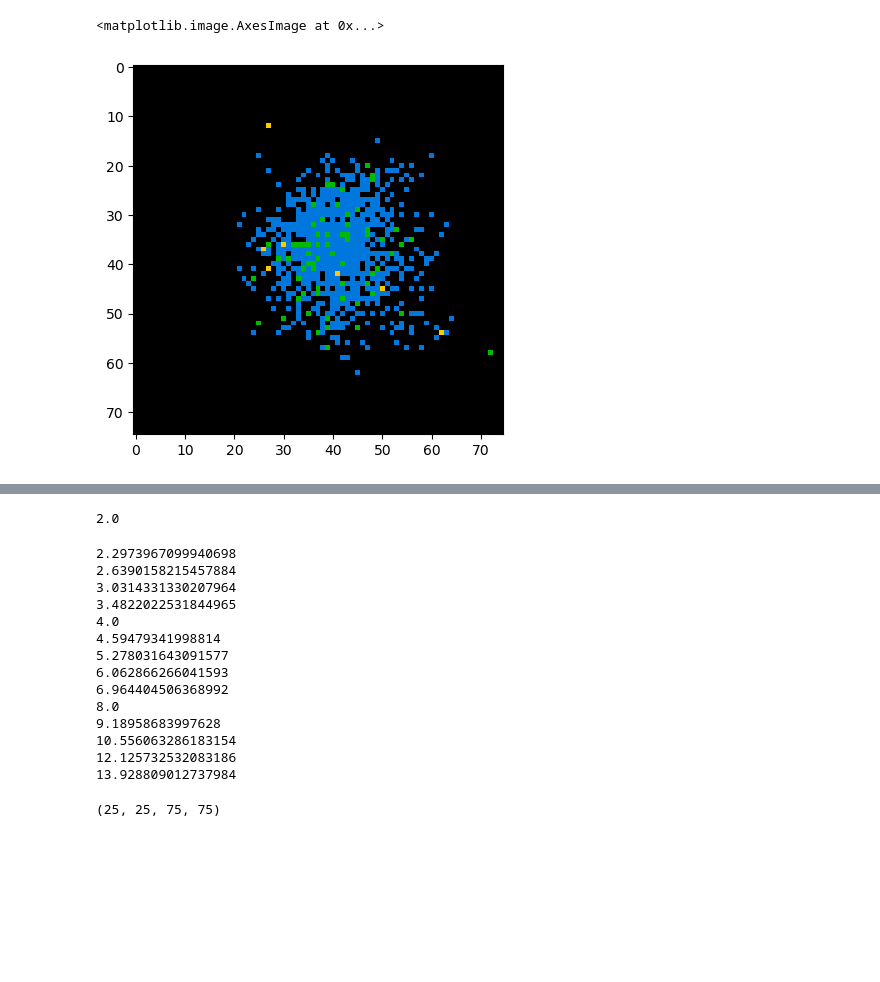
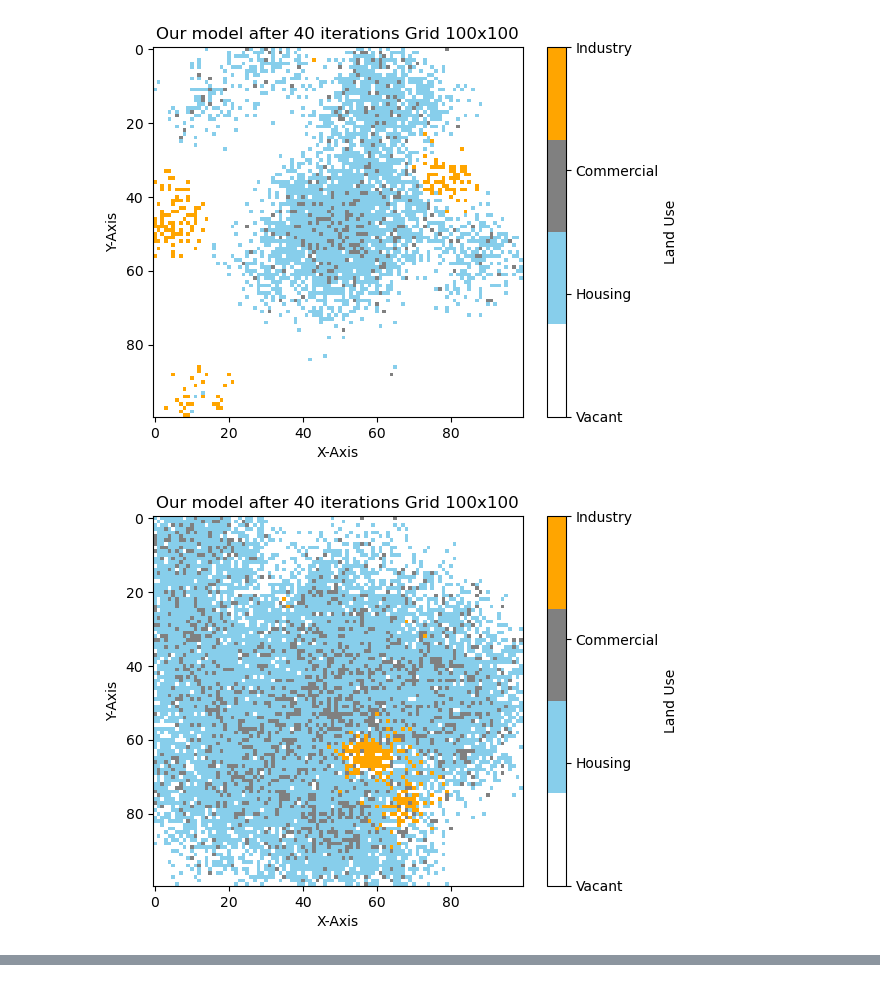
Before and after one commit to kuj24824/Complex_Systems, a Jupyter notebook: Code/BaseCityplanner_Alex.ipynb, the cells around one changed output, grey strips where cells are left out. Cells and saved outputs as stored; diff of their text form; code cells hidden in the pictures; blank space fills up the shorter version.

Commit message:
simulation results

```diff
--- a/Code/BaseCityplanner_Alex.ipynb
+++ b/Code/BaseCityplanner_Alex.ipynb
@@ -120,7 +120,7 @@ def init_grid(N):
 
     return retgrid
 
-def simulate_CA_city(dimensions = 100,time = 30,alpha=2.5,amplify_c = 8,amplify_r = 200,amplify_v = 10,amplify_i = 30):
+def simulate_CA_city(dimensions = 100,time = 30,alpha=2.5,amplify_c = 8,amplify_r = 200,amplify_v = 10,amplify_i = 170):
 
     """
     For given alpha and growth parameters will perform a CA transition step based until time has run out.
@@ -266,10 +266,41 @@ def fractal_dimension(m):
     fractal_d = np.polyfit(np.log(radius), np.log(occupied_cells), 1) # gives higher weight to small values
     return fractal_d, occupied_cells, radius, pars
 # %%
-time = 25
-grid_size = 75
-solution_dev = simulate_CA_city(grid_size,time,alpha = 2, amplify_c=4)
-plt.imshow(solution_dev[time-1,:,:,0], cmap = 'nipy_spectral', vmin = 0, vmax = 4)
+
+time = 40
+grid_size = 100
+cust_cmap = plt.cm.colors.ListedColormap(['white', 'skyblue', 'grey', 'orange'])
+
+
+solution_dev = simulate_CA_city(grid_size,time,alpha = 1.5, amplify_c=5, amplify_i=200)
+base_sol_plot = plt.imshow(solution_dev[time-1,:,:,0], vmin = 0, vmax = 3, cmap = cust_cmap)
+cbar = plt.colorbar(ticks=[0,1,2, 3], label='Land Use')
+cbar.set_ticklabels(['Vacant','Housing','Commercial', 'Industry'])
+plt.title("Our model after 40 iterations Grid 100x100")
+plt.xlabel("X-Axis")
+plt.ylabel("Y-Axis")
+plt.savefig('Alex_sim_res/cluster_base1.5.png')
+plt.show()
+
+solution_dev = simulate_CA_city(grid_size,time,alpha = 2.2, amplify_c=5, amplify_i=200)
+base_sol_plot = plt.imshow(solution_dev[time-1,:,:,0], vmin = 0, vmax = 3, cmap = cust_cmap)
+cbar = plt.colorbar(ticks=[0,1,2, 3], label='Land Use')
+cbar.set_ticklabels(['Vacant','Housing','Commercial', 'Industry'])
+plt.title("Our model after 40 iterations Grid 100x100")
+plt.xlabel("X-Axis")
+plt.ylabel("Y-Axis")
+plt.savefig('Alex_sim_res/cluster_base2.2.png')
+plt.show()
+
+solution_dev = simulate_CA_city(grid_size,time,alpha = 3, amplify_c=5, amplify_i=200)
+base_sol_plot = plt.imshow(solution_dev[time-1,:,:,0], vmin = 0, vmax = 3, cmap = cust_cmap)
+cbar = plt.colorbar(ticks=[0,1,2, 3], label='Land Use')
+cbar.set_ticklabels(['Vacant','Housing','Commercial', 'Industry'])
+plt.title("Our model after 40 iterations Grid 100x100")
+plt.xlabel("X-Axis")
+plt.ylabel("Y-Axis")
+plt.savefig('Alex_sim_res/cluster_base3.0.png')
+plt.show()
 # %% [output]
-<matplotlib.image.AxesImage at 0x...>
-[figure, old version]
+[figure, new version]
+[figure, added]
@@ -277,15 +309,15 @@ plt.imshow(solution_dev[time-1,:,:,0], cmap = 'nipy_spectral', vmin = 0, vmax =
 #Code for Gray Scott Phase diagramm
 time = 25
 grid_size = 75
-simulation_grid_repeats = 25
+simulation_grid_repeats = 4
 alpha_start = 0
 alpha_stop = 4
 alpha_step = (alpha_stop-alpha_start)/(simulation_grid_repeats-1)
 simulation_results_grid = np.zeros((simulation_grid_repeats,simulation_grid_repeats,grid_size,grid_size)).astype(np.int8)
 #loop over 2^x scale for commercial growth rate 0.25-256
-
-for i in range(10,simulation_grid_repeats):
-    c_growth = 2**((i-5)/5)
+growth_arr = np.arange(-1,4,5/simulation_grid_repeats)
+for i in range(simulation_grid_repeats):
+    c_growth = 2**growth_arr[i]
     print(c_growth)
     #Loop over  alpha from 0.0 to 3.0 in 0.333 steps
     for j,loc_alpha in enumerate(np.arange(alpha_start,alpha_stop+0.01,alpha_step)):
@@ -295,22 +327,6 @@ for i in range(10,simulation_grid_repeats):
             for row in simulation_results_grid[i][j]:
                 rowhandle = ','.join(str(int(x)) for x in row)
                 writer.writerow(rowhandle)
-# %% [output]
-2.0
-2.2973967099940698
-2.6390158215457884
-3.0314331330207964
-3.4822022531844965
-4.0
-4.59479341998814
-5.278031643091577
-6.062866266041593
-6.964404506368992
-8.0
-9.18958683997628
-10.556063286183154
-12.125732532083186
-13.928809012737984
 # %%
 #Code for Gray Scott Phase diagramm
 time = 25
@@ -321,10 +337,11 @@ alpha_stop = 4
 alpha_step = (alpha_stop-alpha_start)/(simulation_grid_repeats-1)
 #loop over 2^x scale for commercial growth rate 0.25-256
 #"""
+growth_arr = np.arange(-1,4,5/simulation_grid_repeats)
 simulation_results_grid = np.zeros((simulation_grid_repeats,simulation_grid_repeats,grid_size,grid_size)).astype(np.int8)
 print(np.shape(simulation_results_grid))
 for i in range(simulation_grid_repeats):
-    c_growth = 2**((i-5)/5)
+    c_growth = 2**growth_arr[i]
     #Loop over  alpha from 0.0 to 3.0 in 0.333 steps
     for j,loc_alpha in enumerate(np.arange(alpha_start,alpha_stop+0.01,alpha_step)):
         with open('Alex_sim_res/alpha_%.2f' % loc_alpha +'_c_growth_%.2f' % c_growth+'v3.csv', 'r',encoding="utf8") as f:
@@ -338,6 +355,4 @@ for i in range(simulation_grid_repeats):
                     reduce +=1
             simulation_results_grid[i,j,:,:]= data
 #"""
-# %% [output]
-(25, 25, 75, 75)
 # %%
```
Also changed, not shown: parts of 6 cells of this notebook, 12 other files.
